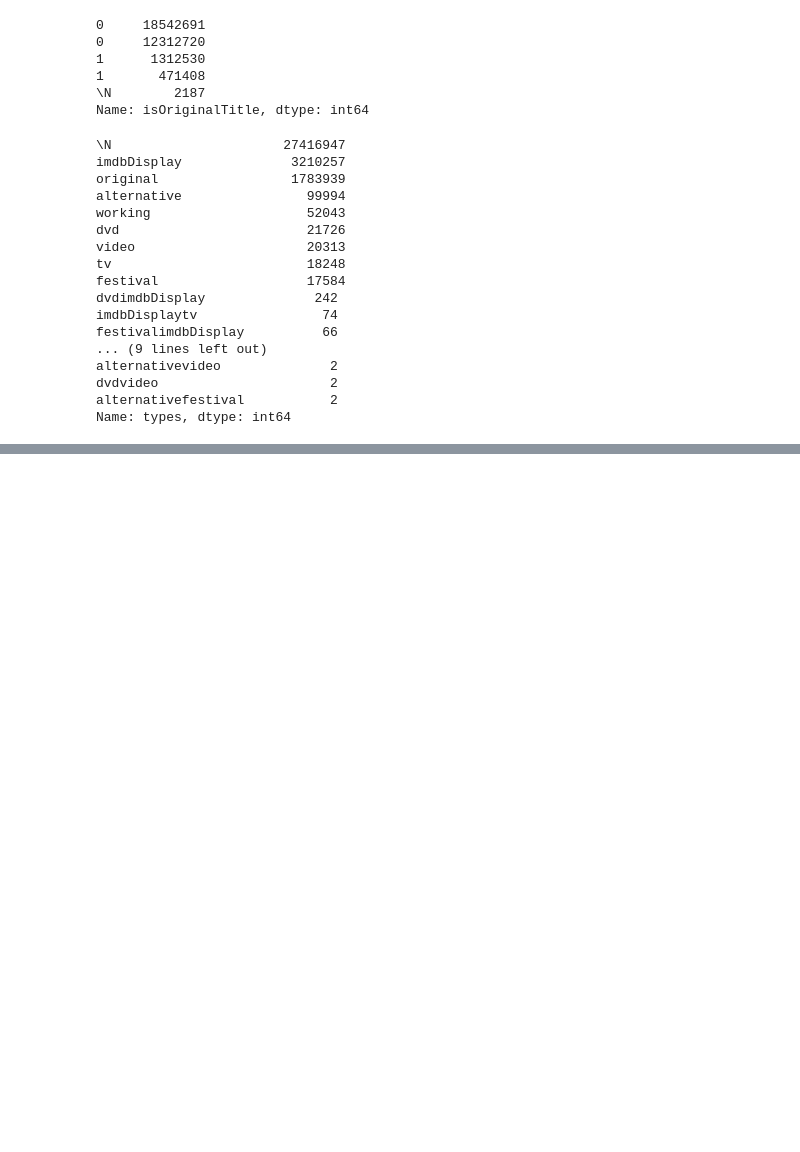
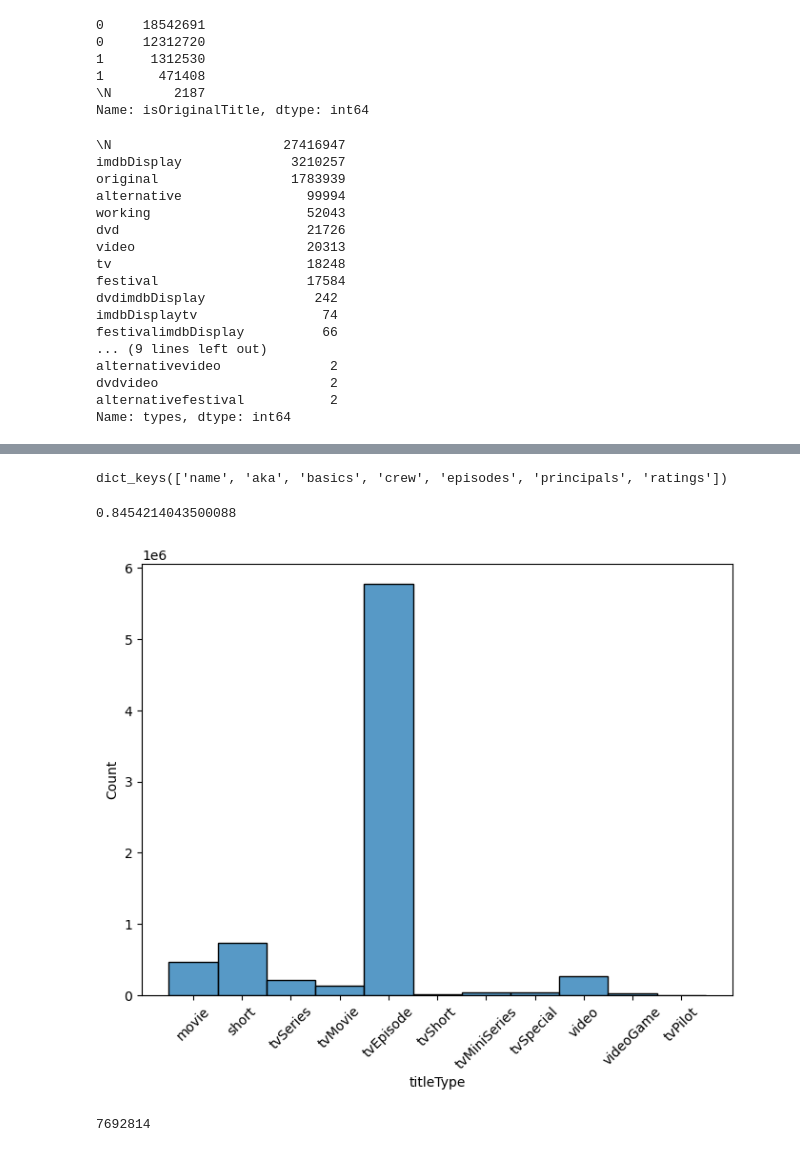
Before and after one commit to KarishmaVelagaleti/IMDBDataset, a Jupyter notebook: IMDB Dataset.ipynb, the cells around one changed output, grey strips where cells are left out. Saved outputs shown, nothing was run; the diff lists cells and outputs as text; code cells hidden in the pictures; blank space fills up the shorter version.

Commit message:
Data cleaning Filter all data for show year > 1950

```diff
--- a/IMDB Dataset.ipynb
+++ b/IMDB Dataset.ipynb
@@ -599,0 +604,25 @@ Name: types, dtype: int64
+# %%
+files.keys()
+# %% [output]
+dict_keys(['name', 'aka', 'basics', 'crew', 'episodes', 'principals', 'ratings'])
+# %%
+basic['startYear'].replace('\\N','0', inplace=True)
+# %%
+basic["startYear"] = basic["startYear"].astype('int')
+# %%
+len(basic[basic["startYear"]>=1950])/len(basic)
+# %% [output]
+0.8454214043500088
+# %%
+basic2 = basic[basic["startYear"]>=1950]
+# %%
+fig, ax = plt.subplots(figsize=(8, 6), dpi=100)
+p = sns.histplot(x='titleType', data=basic2)
+plt.xticks(rotation=45)
+plt.show()
+# %% [output]
+[figure, added]
+# %%
+len(basic2)
+# %% [output]
+7692814
```
Also changed, not shown: parts of 19 cells of this notebook.
